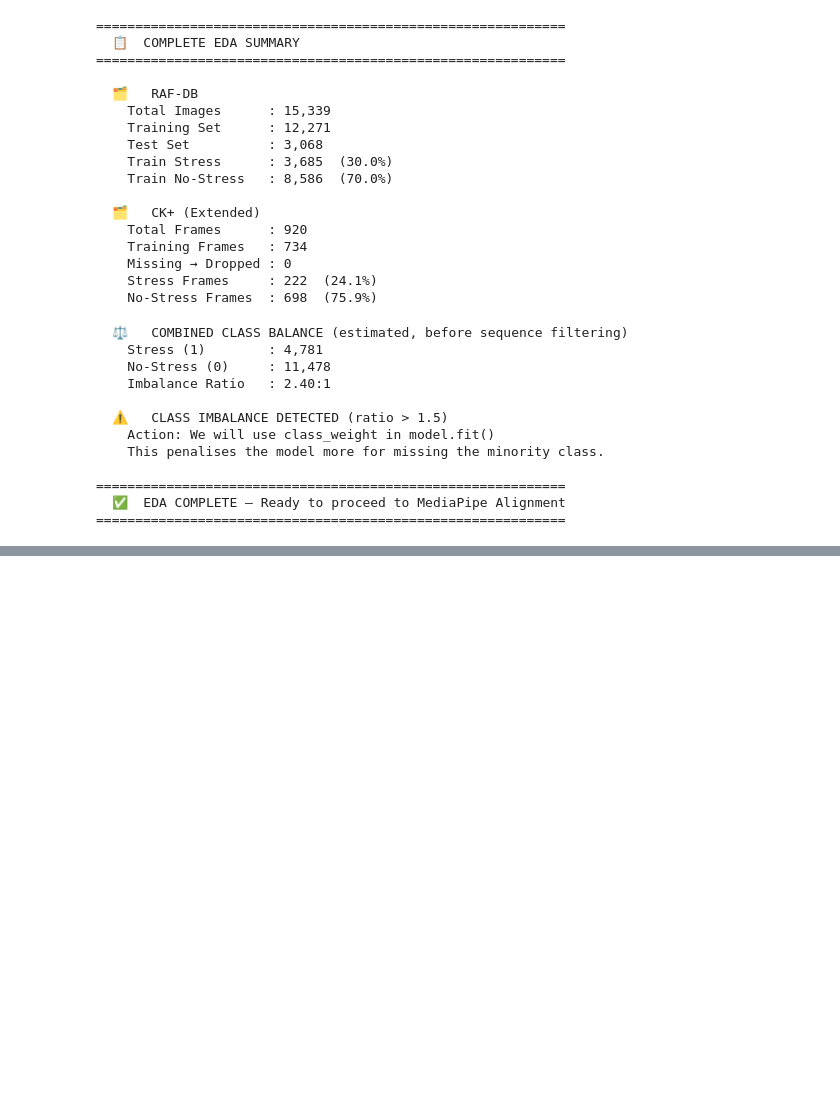
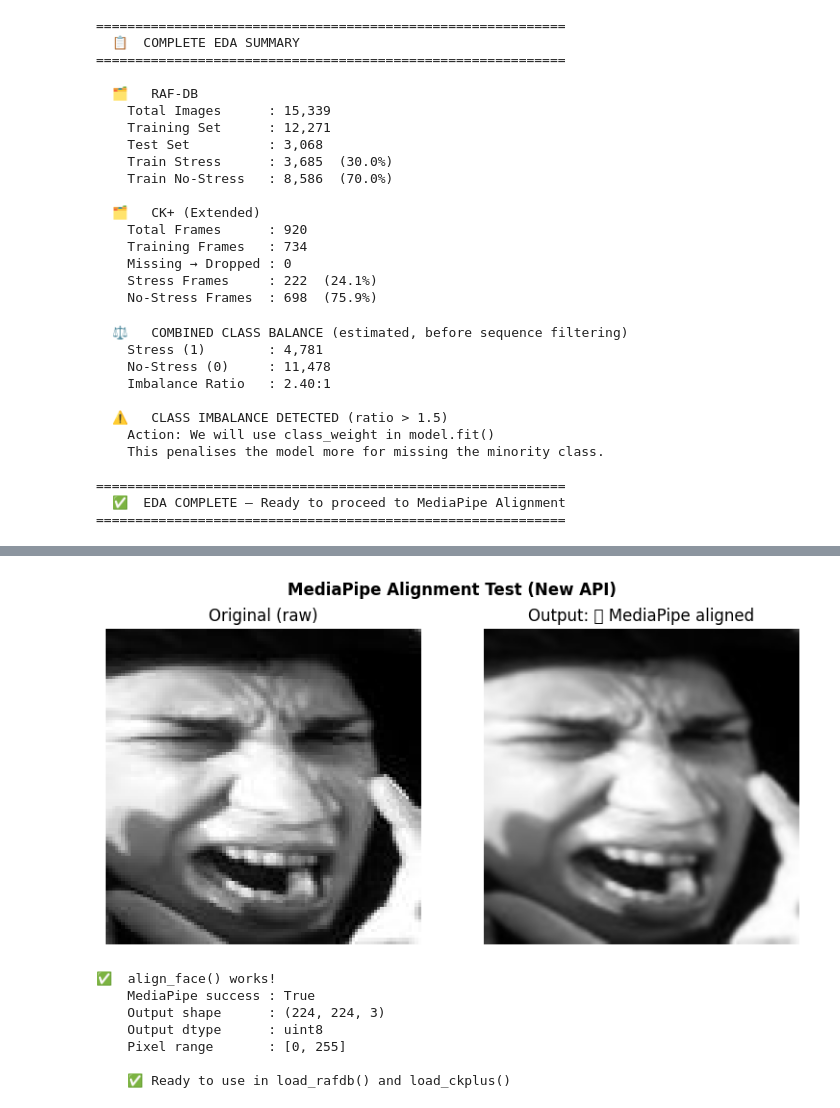
Before and after one commit to poonam-021/explainable-ai-stress-burnout, a Jupyter notebook: models/Visual_Analysis_Of_Stress.ipynb, the cells around one changed output, grey strips where cells are left out. Drawn from its saved outputs; the diff is of its cells as text; code cells hidden in the pictures; blank space fills up the shorter version.

Commit message:
MediaPipe alignment function + visual test

```diff
--- a/models/Visual_Analysis_Of_Stress.ipynb
+++ b/models/Visual_Analysis_Of_Stress.ipynb
@@ -960,0 +959,5 @@ print("=" * 60)
+# %%
+# ── Landmark indices (same 468-point mesh, same indices) ──────
+# These numbers did NOT change — only the API wrapper changed
+LEFT_EYE_IDX  = [362, 263]   # left eye outer + inner corners
+RIGHT_EYE_IDX = [33,  133]   # right eye outer + inner corners
@@ -960,0 +1062,42 @@ print("=" * 60)
+# %%
+# ── Quick test to confirm everything works ────────────────────
+import matplotlib.pyplot as plt
+from pathlib import Path
+
+# Grab the first .jpg from the Fear folder (folder '2')
+test_img_path = next((RAF_TRAIN_DIR / '2').glob('*.jpg'))
+test_img_bgr  = cv2.imread(str(test_img_path))
+
+aligned_img, success = align_face(test_img_bgr, target_size=224)
+
+# Show original vs aligned side by side
+fig, axes = plt.subplots(1, 2, figsize=(8, 4))
+fig.suptitle('MediaPipe Alignment Test (New API)', fontweight='bold')
+
+axes[0].imshow(cv2.cvtColor(test_img_bgr, cv2.COLOR_BGR2RGB))
+axes[0].set_title('Original (raw)')
+axes[0].axis('off')
+
+axes[1].imshow(aligned_img)
+status = '✅ MediaPipe aligned' if success else '⚠️ Fallback resize'
+axes[1].set_title(f'Output: {status}')
+axes[1].axis('off')
+
+plt.tight_layout()
+plt.show()
+
+print(f"\n✅  align_face() works!")
+print(f"    MediaPipe success : {success}")
+print(f"    Output shape      : {aligned_img.shape}")
+print(f"    Output dtype      : {aligned_img.dtype}")
+print(f"    Pixel range       : [{aligned_img.min()}, {aligned_img.max()}]")
+print(f"\n    ✅ Ready to use in load_rafdb() and load_ckplus()")
+# %% [output]
+[figure, added]
+✅  align_face() works!
+    MediaPipe success : True
+    Output shape      : (224, 224, 3)
+    Output dtype      : uint8
+    Pixel range       : [0, 255]
+
+    ✅ Ready to use in load_rafdb() and load_ckplus()
```
Also changed, not shown: parts of 11 cells of this notebook.
